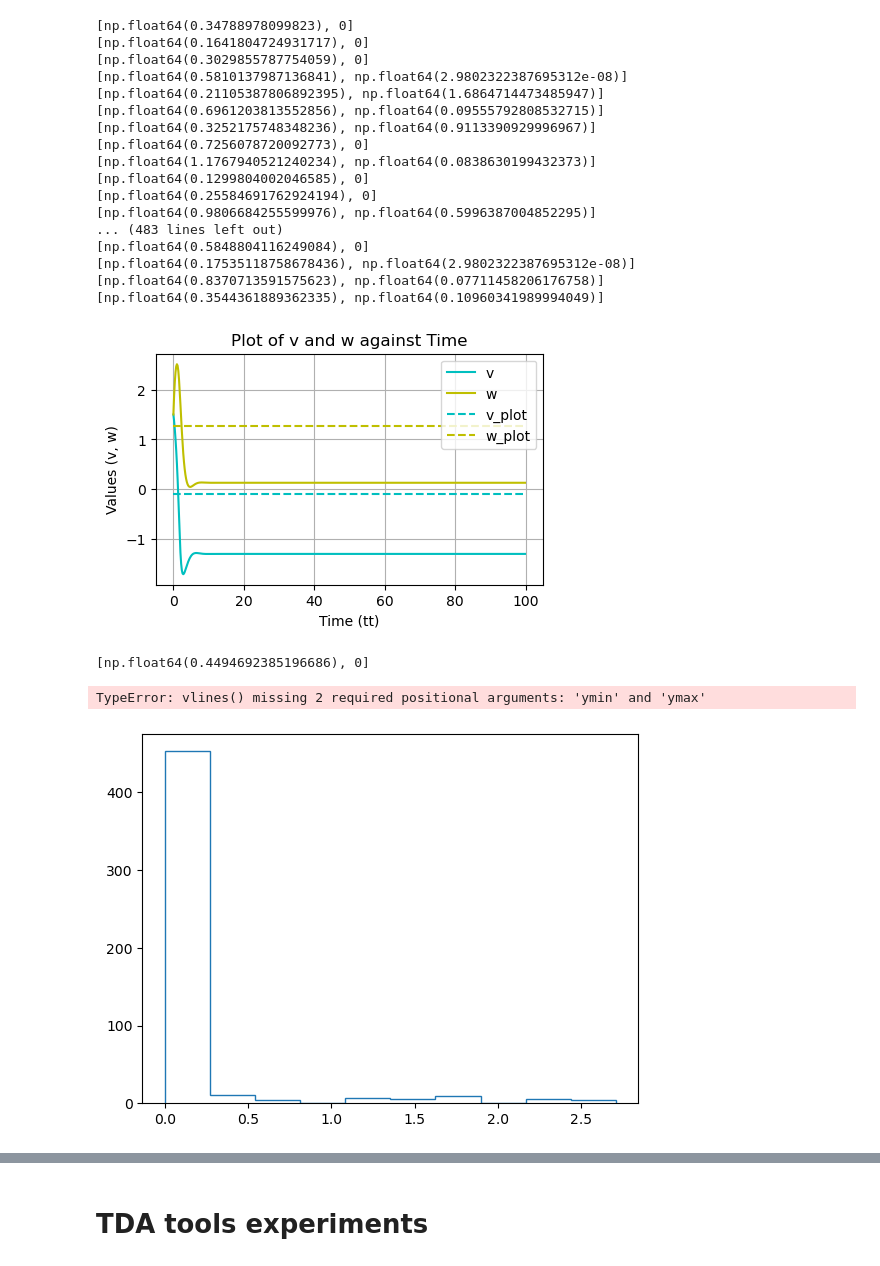
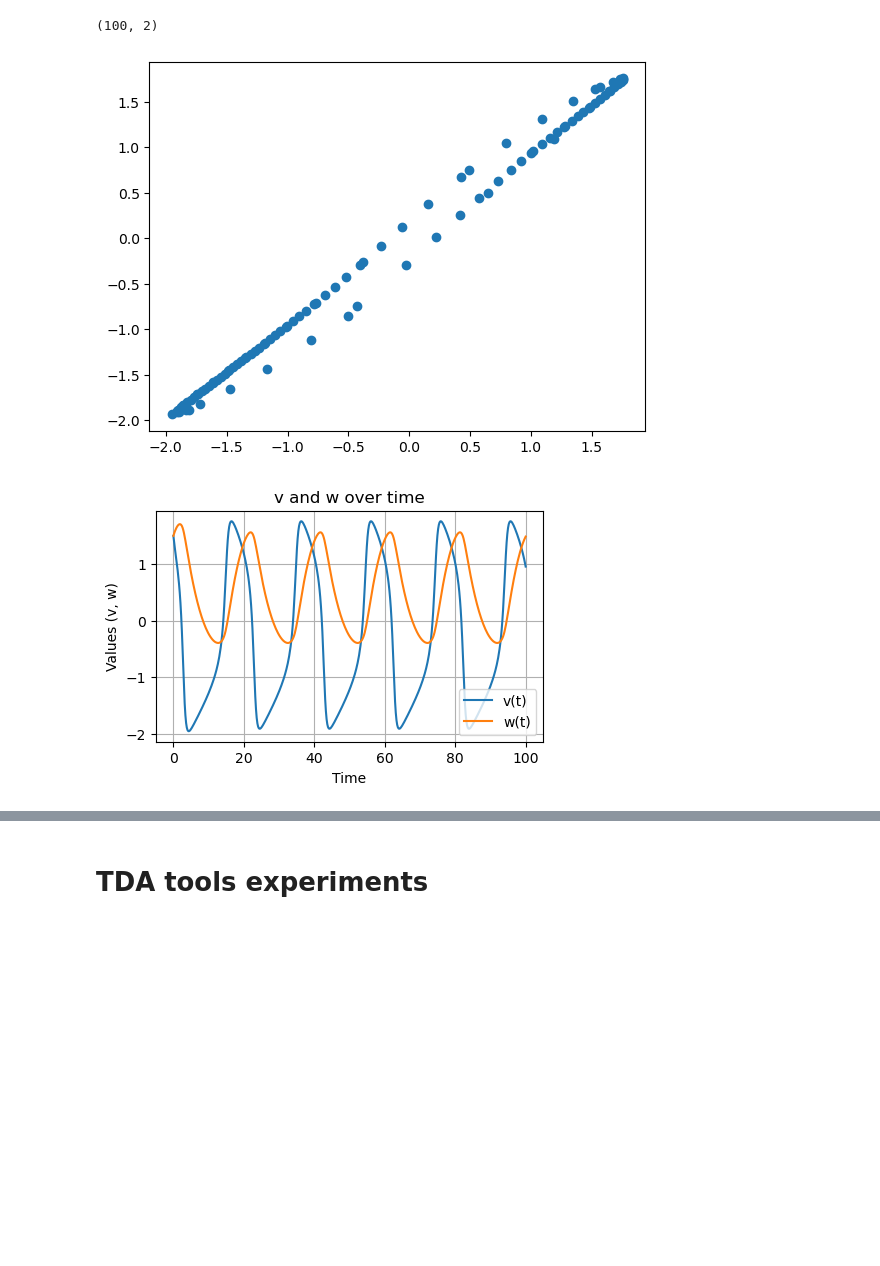
Before and after one commit to leoma02/TDA_ML, a Jupyter notebook: src/TDA_Testing.ipynb, the cells around one changed output, grey strips where cells are left out. Cells and saved outputs as stored; diff of their text form; code cells hidden in the pictures; blank space fills up the shorter version.

```diff
--- a/src/TDA_Testing.ipynb
+++ b/src/TDA_Testing.ipynb
@@ -128,7 +130,7 @@ theta = 1
 T     = 100
 N     = 500
 dt    = T/N
-NT    = 500
+NT    = 100
 
 percentage = 0.5
 
@@ -141,7 +143,7 @@ persistences = []
 trajectories = []
 parameters   = []
 
-upper_limit = 2.5
+upper_limit = 1
 
 for i in range(1,NT+1):
 	epsilon = np.random.uniform(0.0,upper_limit) #np.random.uniform(0.0,1.2)
@@ -151,34 +153,25 @@ for i in range(1,NT+1):
 
 	x_temp = traj_computation(epsilon,a,b,Iext,theta,T,dt,v0,w0,percentage,i%500==0)
 	trajectories.append(x_temp)
-	per = extract_persistence(x_temp[::3,:], rips)
-	print(per)
-	persistences.append(per[1])
+	#per = extract_persistence(x_temp[::3,:], rips)
+	#persistences.append(per[1])
 	parameters.append([epsilon,a,b,Iext])
 
 training_target = np.stack(trajectories, axis=0).astype(np.float64)
 parameters      = np.stack(parameters, axis=0).astype(np.float64)
 
 #print("Percentage of limit cycle trajectories: ",(limit_cycle_trajectories/total_trajectories)*100,"%")
-# %% [output]
-[np.float64(0.34788978099823), 0]
-[np.float64(0.1641804724931717), 0]
-[np.float64(0.3029855787754059), 0]
-[np.float64(0.5810137987136841), np.float64(2.9802322387695312e-08)]
-[np.float64(0.21105387806892395), np.float64(1.6864714473485947)]
-[np.float64(0.6961203813552856), np.float64(0.09555792808532715)]
-[np.float64(0.3252175748348236), np.float64(0.9113390929996967)]
-[np.float64(0.7256078720092773), 0]
-[np.float64(1.1767940521240234), np.float64(0.0838630199432373)]
-[np.float64(0.1299804002046585), 0]
-[np.float64(0.25584691762924194), 0]
-[np.float64(0.9806684255599976), np.float64(0.5996387004852295)]
-... (483 lines left out)
-[np.float64(0.5848804116249084), 0]
-[np.float64(0.17535118758678436), np.float64(2.9802322387695312e-08)]
-[np.float64(0.8370713591575623), np.float64(0.07711458206176758)]
-[np.float64(0.3544361889362335), np.float64(0.10960341989994049)]
-[figure, removed]
-[np.float64(0.4494692385196686), 0]
-TypeError: vlines() missing 2 required positional arguments: 'ymin' and 'ymax'
-[figure, removed]
+# %%
+windows   = SlidingWindow(size=2, stride=5)
+i = 1
+X_windows = windows.fit_transform(training_target[i,:,0])
+print(X_windows.shape)
+plt.scatter(X_windows[:,0], X_windows[:,1])
+plot_trajectory(training_target[i,:,:],0,T)
+rips = Rips(verbose=False, maxdim=2)
+p1 = rips.transform(X_windows)
+rips.plot(p1)
+# %% [output]
+(100, 2)
+[figure, added]
+[figure, added]
```
Also changed, not shown: parts of 15 cells of this notebook, 4 other files.
